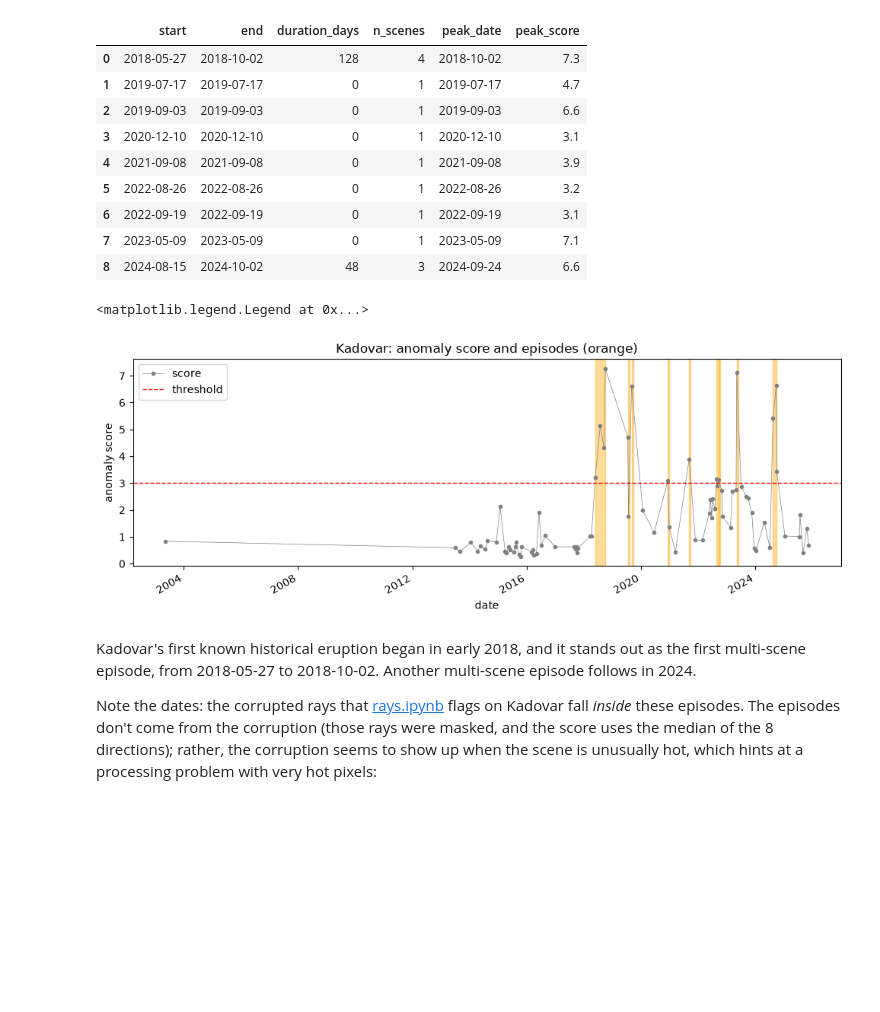
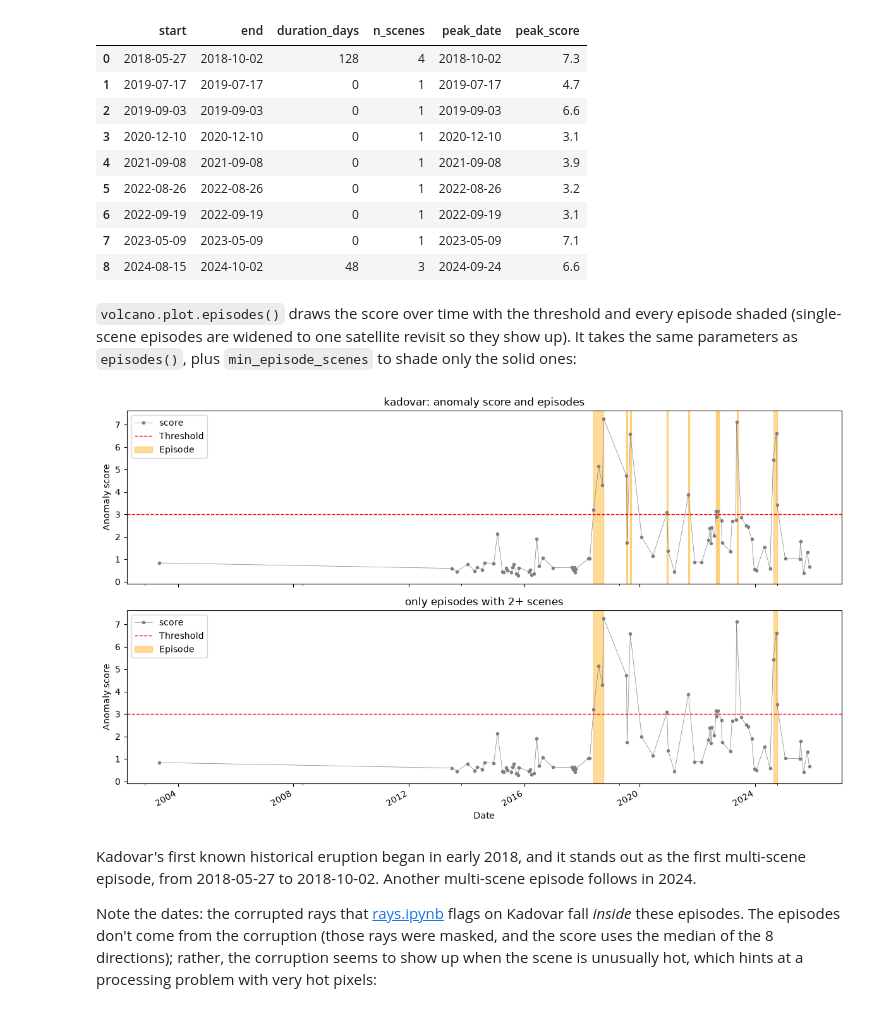
Before and after one commit to leliel12/volcanicus, a Jupyter notebook: notebooks/episodes.ipynb, the cells around one changed output. Cells and saved outputs as stored; diff of their text form; code cells hidden in the pictures; blank space fills up the shorter version.

```diff
--- a/notebooks/episodes.ipynb
+++ b/notebooks/episodes.ipynb
@@ -59,20 +58,16 @@ episodes.round(1)
 | 6 | 2022-09-19 | 2022-09-19 | 0 | 1 | 2022-09-19 | 3.1 |
 | 7 | 2023-05-09 | 2023-05-09 | 0 | 1 | 2023-05-09 | 7.1 |
 | 8 | 2024-08-15 | 2024-10-02 | 48 | 3 | 2024-09-24 | 6.6 |
-# %%
-fig, ax = plt.subplots(figsize=(12, 4))
-score.plot(ax=ax, marker=".", lw=0.5, c="gray")
-ax.axhline(3, c="red", ls="--", lw=1, label="threshold")
-for _, episode in episodes.iterrows():
-    # single-scene episodes get a little width so they show up
-    end = max(episode["end"], episode["start"] + np.timedelta64(20, "D"))
-    ax.axvspan(episode["start"], end, color="orange", alpha=0.4)
-ax.set_ylabel("anomaly score")
-ax.set_title("Kadovar: anomaly score and episodes (orange)")
-ax.legend()
-# %% [output]
-<matplotlib.legend.Legend at 0x...>
-[figure, removed]
+# %% [markdown]
+`volcano.plot.episodes()` draws the score over time with the threshold and every episode shaded (single-scene episodes are widened to one satellite revisit so they show up). It takes the same parameters as `episodes()`, plus `min_episode_scenes` to shade only the solid ones:
+# %%
+fig, axes = plt.subplots(2, 1, figsize=(12, 7), sharex=True)
+volcano.plot.episodes(ax=axes[0])
+volcano.plot.episodes(min_episode_scenes=2, ax=axes[1])
+axes[1].set_title("only episodes with 2+ scenes")
+fig.tight_layout()
+# %% [output]
+[figure, added]
 # %% [markdown]
 Kadovar's first known historical eruption began in early 2018, and it stands out as the first multi-scene episode, from 2018-05-27 to 2018-10-02. Another multi-scene episode follows in 2024.
 
```
Also changed, not shown: parts of 1 cell of this notebook, 1 other file.
